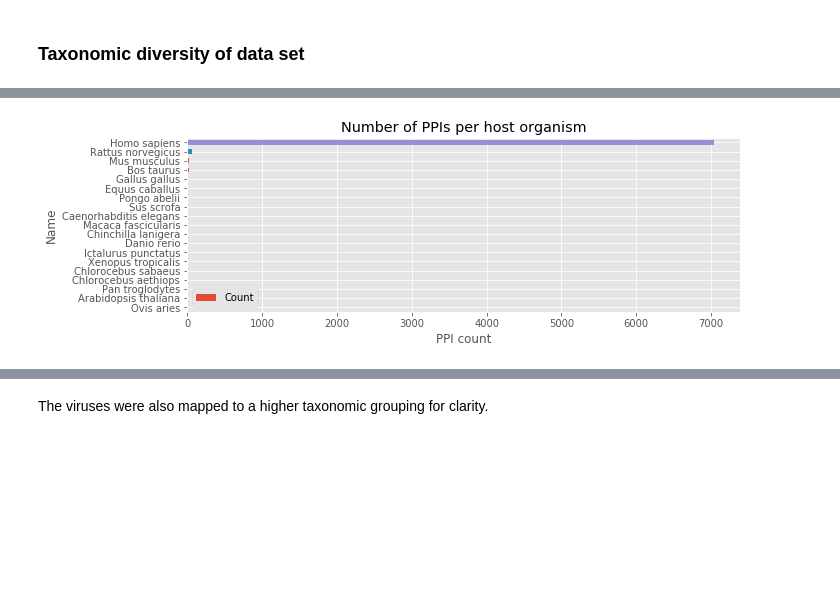
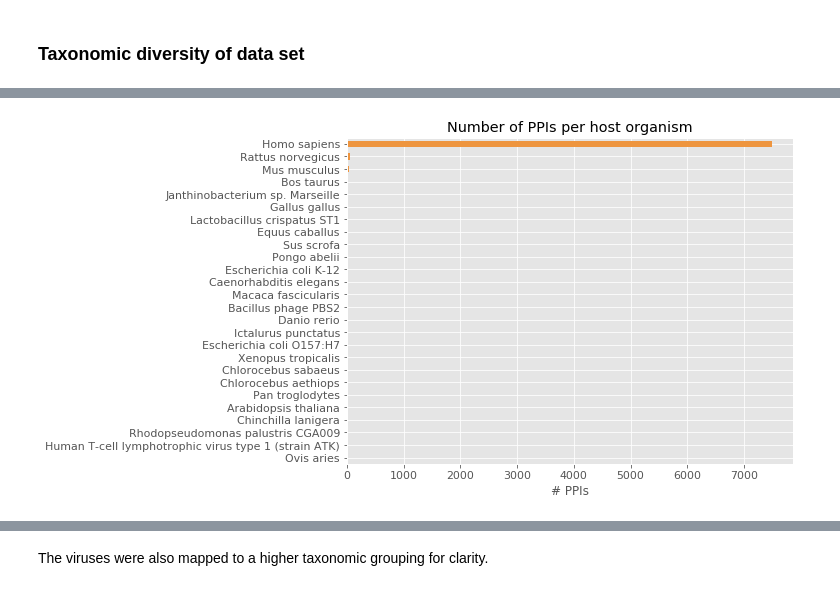
Before and after one commit to pmoris/host-pathogen-ppi-analysis, a Jupyter notebook: notebooks/Host-pathogen PPI meta mining.ipynb, the cells around one changed output, grey strips where cells are left out. Drawn from its saved outputs; the diff is of its cells as text; code cells hidden in the pictures; blank space fills up the shorter version.

```diff
--- a/notebooks/Host-pathogen PPI meta mining.ipynb
+++ b/notebooks/Host-pathogen PPI meta mining.ipynb
@@ -170,0 +219,28 @@ Overall, these data sets also exhibit a substantial amount of overlap between th
+# %%
+duplicates = df_herpes.origin[df_herpes.duplicated(subset=['xref_partners_sorted'])].groupby(df_herpes.origin).size()
+uniques = df_herpes.origin[~df_herpes.duplicated(subset=['xref_partners_sorted'])].groupby(df_herpes.origin).size()
+total = df_herpes.origin.groupby(df_herpes.origin).size()
+
+display(uniques)
+display(total)
+
+# inter-intra plot
+height = [val for pair in zip(uniques, total) for val in pair]
+bars = [val for pair in zip(uniques.index, total.index) for val in pair]
+bars = ['IntAct', 'IntAct', 'HPIDB2', 'HPIDB2', 'VirHostNet', 'VirHostNet', 'PHISTO', 'PHISTO']
+y_pos = np.arange(len(bars))
+plt.barh(y_pos, height, color=('#ee953f', '#23373b')) # #ee953f orange #23373b teal
+plt.yticks(y_pos, bars)
+for i in range(len(y_pos)):
+    plt.text(x = height[i]+500 , y = y_pos[i], s = height[i], size = 10, fontweight = 'bold')
+plt.tight_layout(pad=0)
+plt.margins(0.2, 0.1)
+# plt.subplots_adjust(right=2.3)
+plt.title('Number of unique interactions per source')
+plt.xlabel('PPI count')
+import matplotlib.patches as mpatches
+u = mpatches.Patch(color='#ee953f', label='Unique interactions')
+t = mpatches.Patch(color='#23373b', label='Total interactions')
+plt.legend(handles=[t, u], loc=1)
+plt.savefig('../../data/processed/img/redundancy.pdf', facecolor='#fafafa', edgecolor='none', bbox_inches='tight')
+plt.show()
@@ -262,15 +356,16 @@ As a side-note: this also displays another discrepancy in the data set. The inte
 # %% [markdown]
 The majority of PPI interactions are of the type (physical) association.
 # %%
-height = df_herpes['interaction_type'].value_counts()
+height = df_herpes['interaction_type'].value_counts(dropna=False)
 bars = height.index
 y_pos = np.arange(len(bars))
-plt.barh(y_pos, height)
+plt.barh(y_pos, height, color=('#ee953f'))
 plt.yticks(y_pos, bars)
 for i in range(len(y_pos)):
     plt.text(x = height[i]+100 , y = y_pos[i], s = height[i], size = 10, fontweight = 'bold')
 plt.margins(0.2, 0.1)
 plt.title('Types of protein-protein interactions')
 plt.xlabel('PPI count')
+plt.savefig('../../data/processed/img/interaction-types.pdf', facecolor='#fafafa', edgecolor='none', bbox_inches='tight')
 plt.show()
 # %% [output]
@@ -287,7 +404,7 @@ host_list = []
 for i in host_taxids:
     taxid = i.split(':')[1]
     count = df_herpes['xref_partners_sorted'].loc[(df_herpes['taxid_A'] == i) | (df_herpes['taxid_B'] == i)].shape[0]
-    host_list.append({'Taxid' : taxid, 'Name' : taxid2name[taxid], 'Count' : count})
+    host_list.append({'Taxid' : taxid, 'Name' : taxid2name[taxid], 'Count' : count, 'Log count' : np.log10(count)})
 host_df = pd.DataFrame(host_list).sort_values('Count', ascending=False)
 display(host_df)
 reorder_pathogen_host_entries(df_herpes, host_taxids)
@@ -317,11 +429,15 @@ df_herpes.loc[df_herpes.taxid_A=='taxid:3702']
 # %%
-host_df.sort_values('Count').plot(x='Name',y='Count', kind="barh", width=0.5,figsize=(10, 3))
-plt.tight_layout()
+host_df.sort_values('Log count').plot(x='Name',y='Count', kind="barh", color=('#ee953f'),
+                                      legend=False, width=0.5,figsize=(8, 6), fontsize=11)
+# plt.tight_layout()
 plt.title('Number of PPIs per host organism')
-plt.xlabel('PPI count')
+plt.xlabel(r'# PPIs')
+# plt.xlabel(r'$\log$ (# PPIs)')
+plt.ylabel('')
+plt.savefig('../../data/processed/img/taxonomic-diversity.pdf', facecolor='#fafafa', edgecolor='none', bbox_inches='tight')
 plt.show()
 # %% [output]
-[figure, old version]
+[figure, new version]
 # %%
 herpes_taxids = list(np.setdiff1d(all_taxids, host_taxids))
 pathogen_list = []
```
Also changed, not shown: parts of 40 cells of this notebook, 10 other files.
